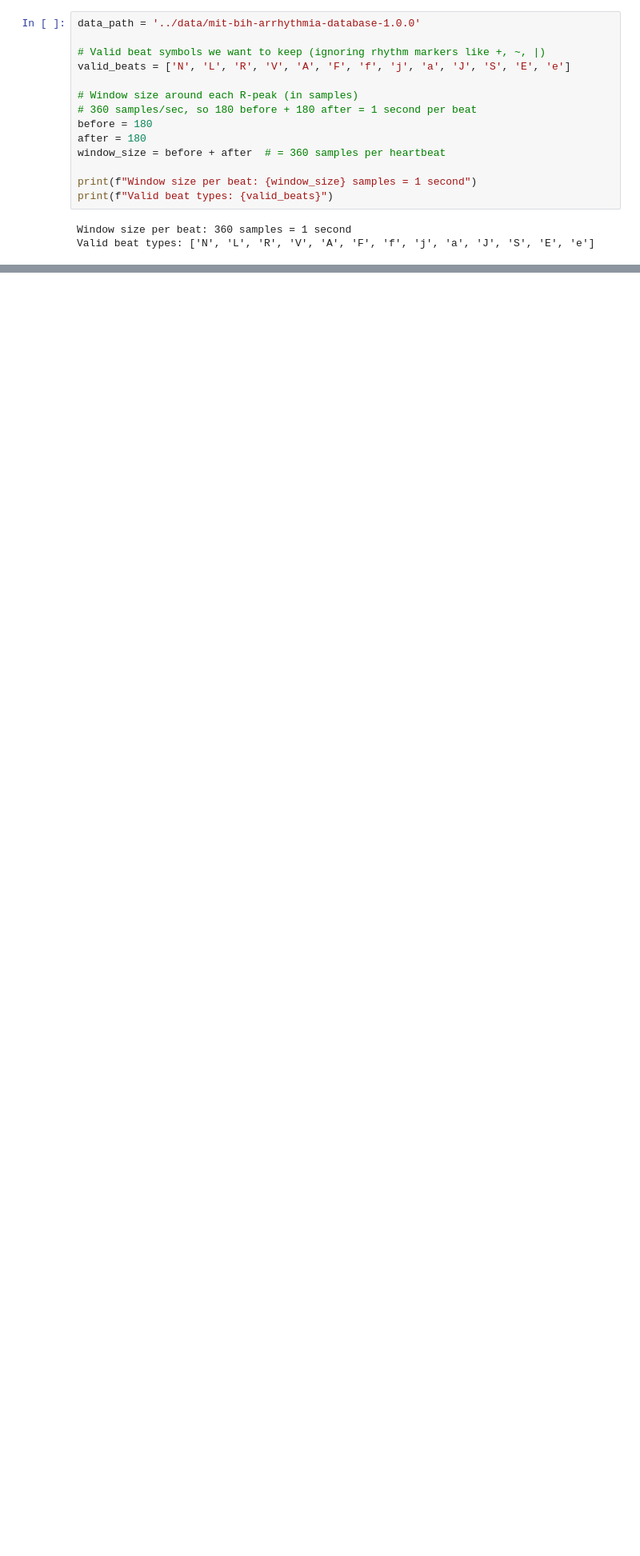
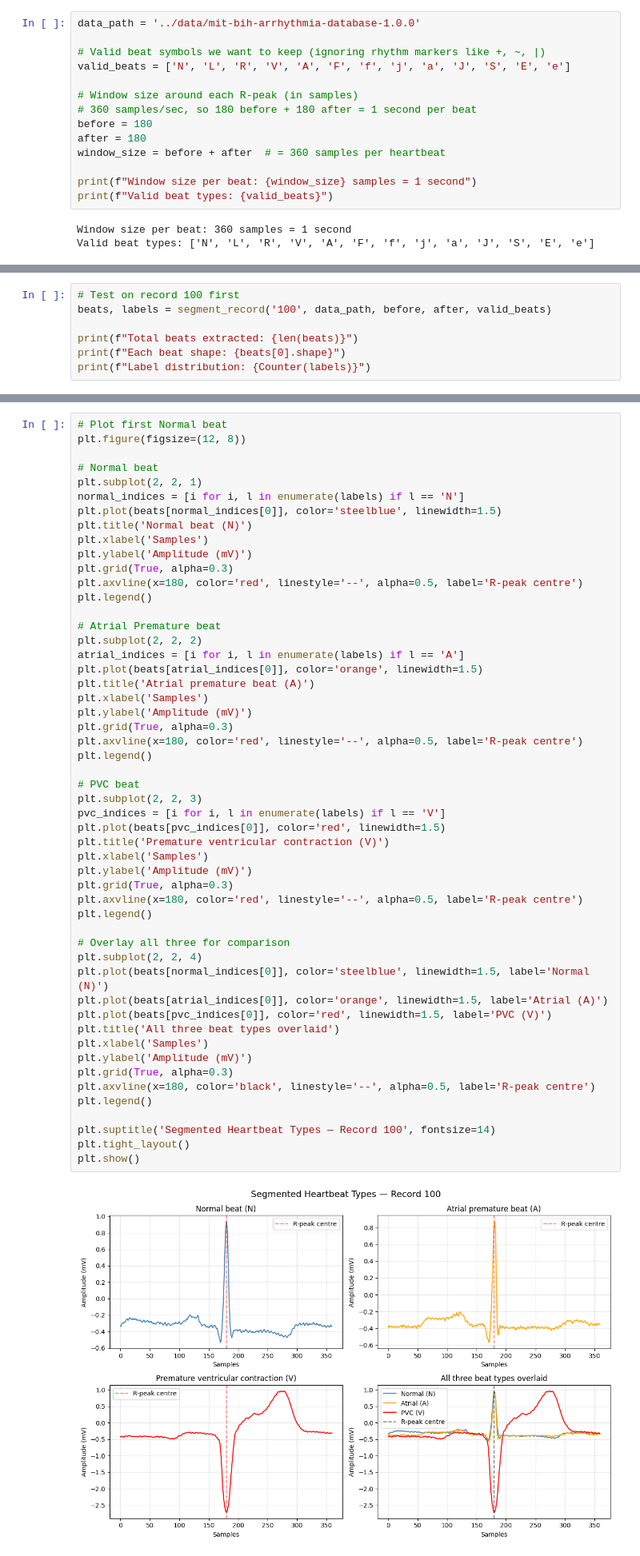
Before and after one commit to saugatpokharel/ecg-heartbeat-classification-xai, a Jupyter notebook: notebooks/02_segmentation.ipynb, the cells around one changed output, grey strips where cells are left out. Shown at 80% size. Drawn from its saved outputs; the diff is of its cells as text; blank space fills up the shorter version.

Commit message:
Extraction of the heart beats , updated segmentation

```diff
--- a/notebooks/02_segmentation.ipynb
+++ b/notebooks/02_segmentation.ipynb
@@ -36,0 +91,7 @@ Valid beat types: ['N', 'L', 'R', 'V', 'A', 'F', 'f', 'j', 'a', 'J', 'S', 'E', '
+# %%
+# Test on record 100 first
+beats, labels = segment_record('100', data_path, before, after, valid_beats)
+
+print(f"Total beats extracted: {len(beats)}")
+print(f"Each beat shape: {beats[0].shape}")
+print(f"Label distribution: {Counter(labels)}")
@@ -36,0 +104,54 @@ Valid beat types: ['N', 'L', 'R', 'V', 'A', 'F', 'f', 'j', 'a', 'J', 'S', 'E', '
+# %%
+# Plot first Normal beat
+plt.figure(figsize=(12, 8))
+
+# Normal beat
+plt.subplot(2, 2, 1)
+normal_indices = [i for i, l in enumerate(labels) if l == 'N']
+plt.plot(beats[normal_indices[0]], color='steelblue', linewidth=1.5)
+plt.title('Normal beat (N)')
+plt.xlabel('Samples')
+plt.ylabel('Amplitude (mV)')
+plt.grid(True, alpha=0.3)
+plt.axvline(x=180, color='red', linestyle='--', alpha=0.5, label='R-peak centre')
+plt.legend()
+
+# Atrial Premature beat
+plt.subplot(2, 2, 2)
+atrial_indices = [i for i, l in enumerate(labels) if l == 'A']
+plt.plot(beats[atrial_indices[0]], color='orange', linewidth=1.5)
+plt.title('Atrial premature beat (A)')
+plt.xlabel('Samples')
+plt.ylabel('Amplitude (mV)')
+plt.grid(True, alpha=0.3)
+plt.axvline(x=180, color='red', linestyle='--', alpha=0.5, label='R-peak centre')
+plt.legend()
+
+# PVC beat
+plt.subplot(2, 2, 3)
+pvc_indices = [i for i, l in enumerate(labels) if l == 'V']
+plt.plot(beats[pvc_indices[0]], color='red', linewidth=1.5)
+plt.title('Premature ventricular contraction (V)')
+plt.xlabel('Samples')
+plt.ylabel('Amplitude (mV)')
+plt.grid(True, alpha=0.3)
+plt.axvline(x=180, color='red', linestyle='--', alpha=0.5, label='R-peak centre')
+plt.legend()
+
+# Overlay all three for comparison
+plt.subplot(2, 2, 4)
+plt.plot(beats[normal_indices[0]], color='steelblue', linewidth=1.5, label='Normal (N)')
+plt.plot(beats[atrial_indices[0]], color='orange', linewidth=1.5, label='Atrial (A)')
+plt.plot(beats[pvc_indices[0]], color='red', linewidth=1.5, label='PVC (V)')
+plt.title('All three beat types overlaid')
+plt.xlabel('Samples')
+plt.ylabel('Amplitude (mV)')
+plt.grid(True, alpha=0.3)
+plt.axvline(x=180, color='black', linestyle='--', alpha=0.5, label='R-peak centre')
+plt.legend()
+
+plt.suptitle('Segmented Heartbeat Types — Record 100', fontsize=14)
+plt.tight_layout()
+plt.show()
+# %% [output]
+[figure, added]
```
Also changed, not shown: parts of 12 cells of this notebook.
